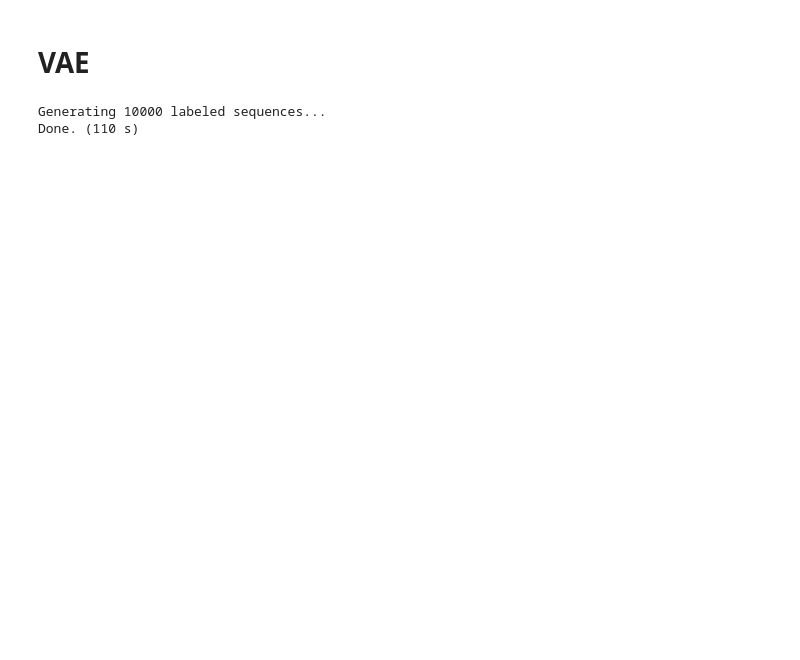
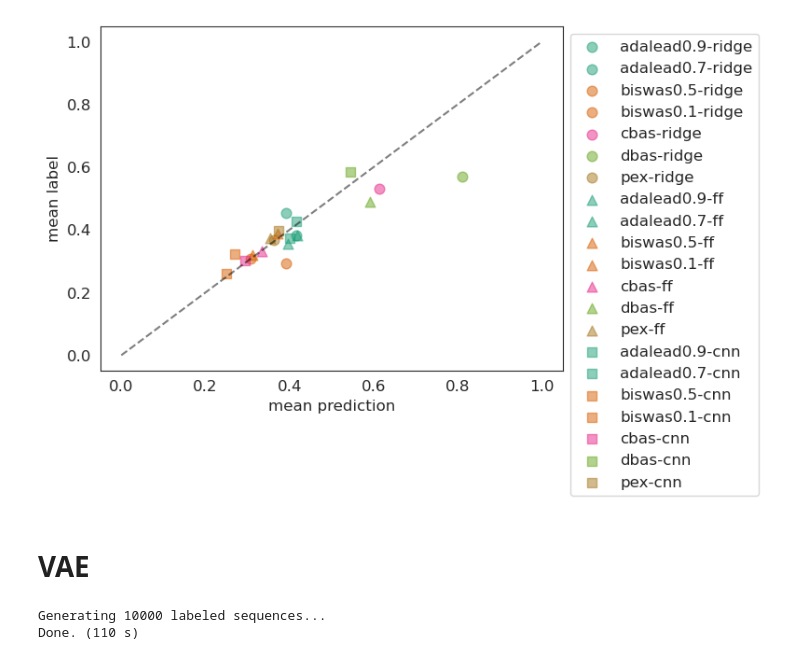
Before and after one commit to clarafy/design-algorithm-selection, a Jupyter notebook: notebooks/rna-031123.ipynb, the cells around one changed output. Drawn from its saved outputs; the diff is of its cells as text; code cells hidden in the pictures; blank space fills up the shorter version.

```diff
--- a/notebooks/rna-031123.ipynb
+++ b/notebooks/rna-031123.ipynb
@@ -181,3 +159,37 @@ Epoch 4. Train loss: 0.00. Val loss: 0.00. 1 sec.
+# %%
+with open(design_pkl_fname, 'rb') as f:
+    loaded_name2designs = pickle.load(f)
+# %%
+cm = pylab.get_cmap('Dark2')
+def name2color(name):
+    if 'adalead' in name:
+        return cm(0)
+    if 'biswas' in name:
+        return cm(1 / 5)
+    if 'cbas' in name:
+        return cm(2 / 5)
+    if 'dbas' in name:
+        return cm(3 / 5)
+    if 'pex' in name:
+        return cm(4 / 5)
+def name2marker(name):
+    if 'ridge' in name:
+        return 'o'
+    if 'ff' in name:
+        return '^'
+    if 'cnn' in name:
+        return 's'
+
+for i, (name, designs) in enumerate(loaded_name2designs.items()):
+    seq_n, y_n, pred_n = designs
+    plt.scatter(pred_n, y_n, label=name, s=60, alpha=0.5, color=name2color(name), marker=name2marker(name))
+
+plt.plot([0, 1], [0, 1], '--k', alpha=0.5)
+plt.xlabel('mean prediction');
+plt.ylabel('mean label');
+plt.legend(bbox_to_anchor=(1, 1), fontsize=10);
+# %% [output]
+[figure, added]
 # %% [markdown]
 # VAE
 # %%
```
Also changed, not shown: parts of 26 cells of this notebook, 8 other files.
